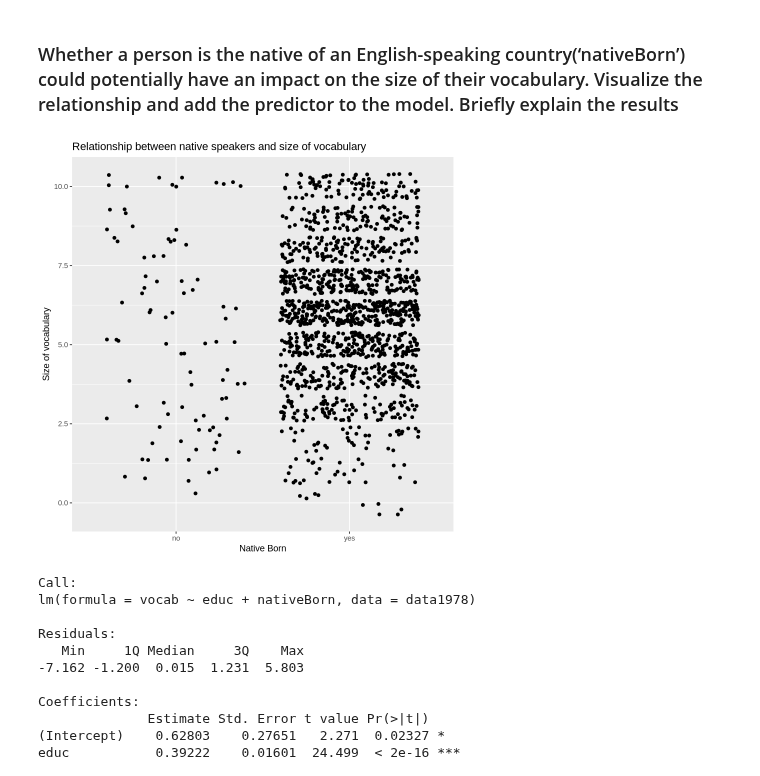
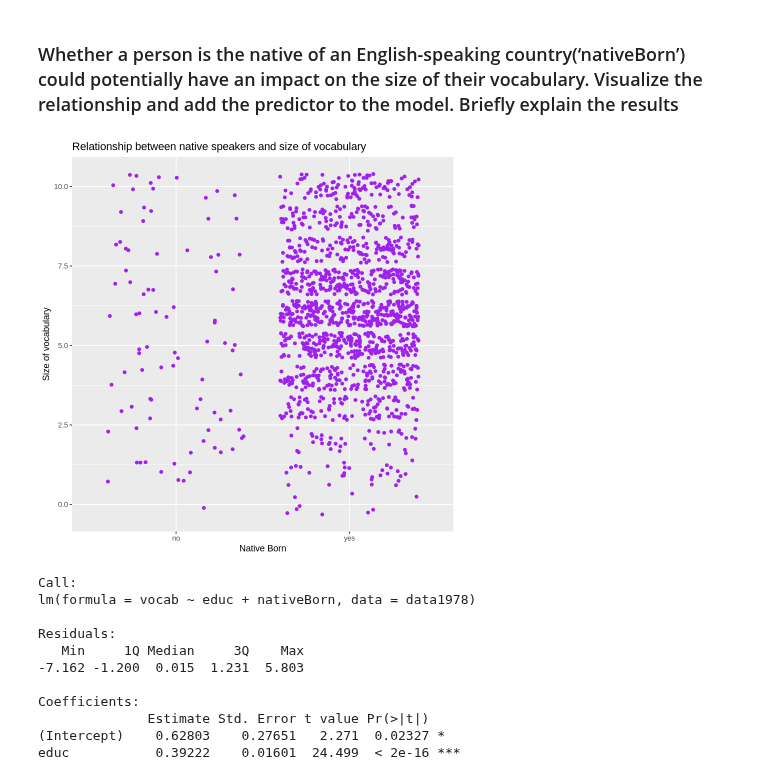
Before and after one commit to annamoll3r/CulturalDataScience, a Jupyter notebook: portfolio2.ipynb, the cells around one changed output. Cells and saved outputs as stored; diff of their text form; code cells hidden in the pictures.

```diff
--- a/portfolio2.ipynb
+++ b/portfolio2.ipynb
@@ -195,17 +195,17 @@ F-statistic: 597.5 on 1 and 1475 DF,  p-value: < 2.2e-16
 # %%
 #Visualization of relationship
 
 ggplot(data1978,
        aes(x = nativeBorn,
            y = vocab)) +
-    geom_point(position = 'jitter') +
+    geom_point(position = 'jitter', color = "purple") +
     labs(
         x = "Native Born",
         y = "Size of vocabulary",
         title = "Relationship between native speakers and size of vocabulary"
       )
 # %% [output]
-[figure, old version]
+[figure, new version]
 # %%
 #Adding the predictor to the model
 
```
Also changed, not shown: parts of 9 cells of this notebook.
